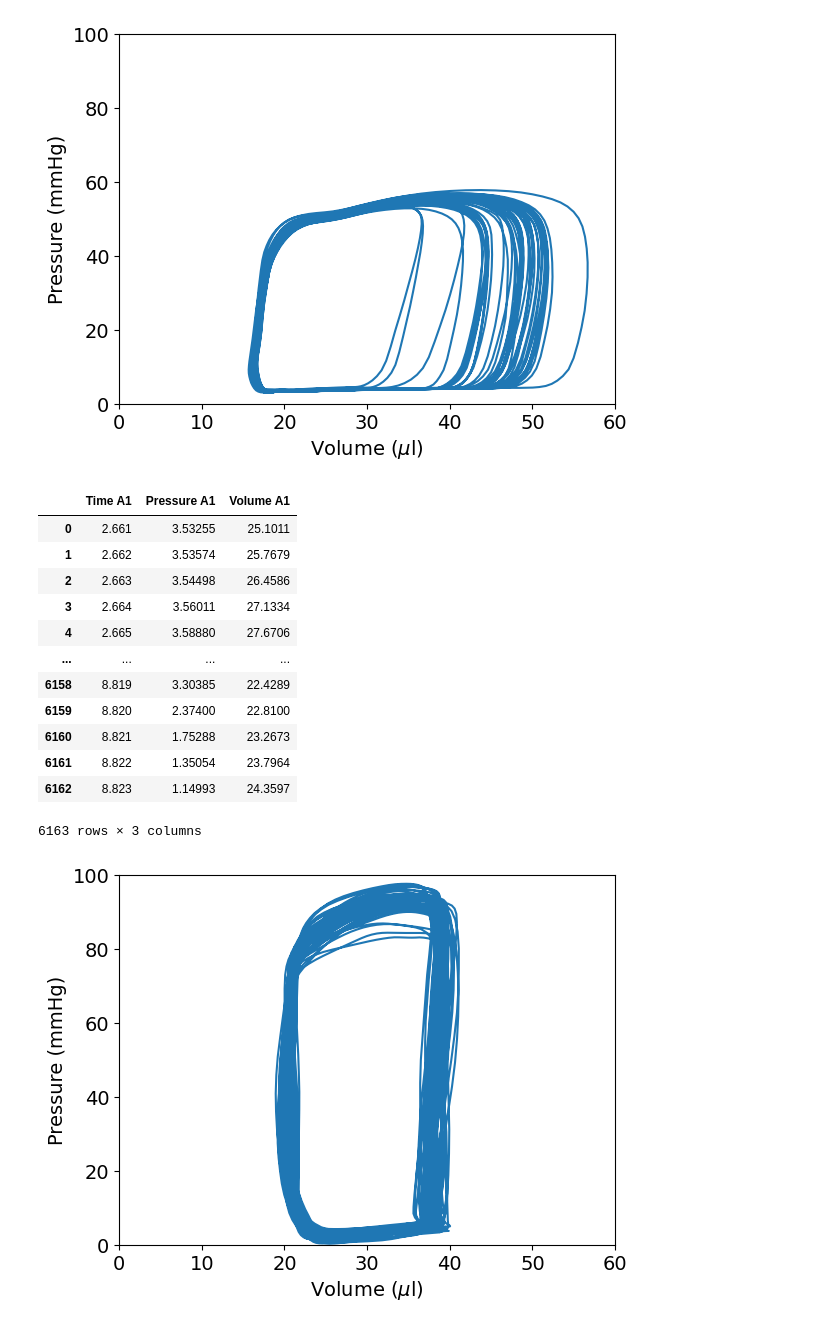
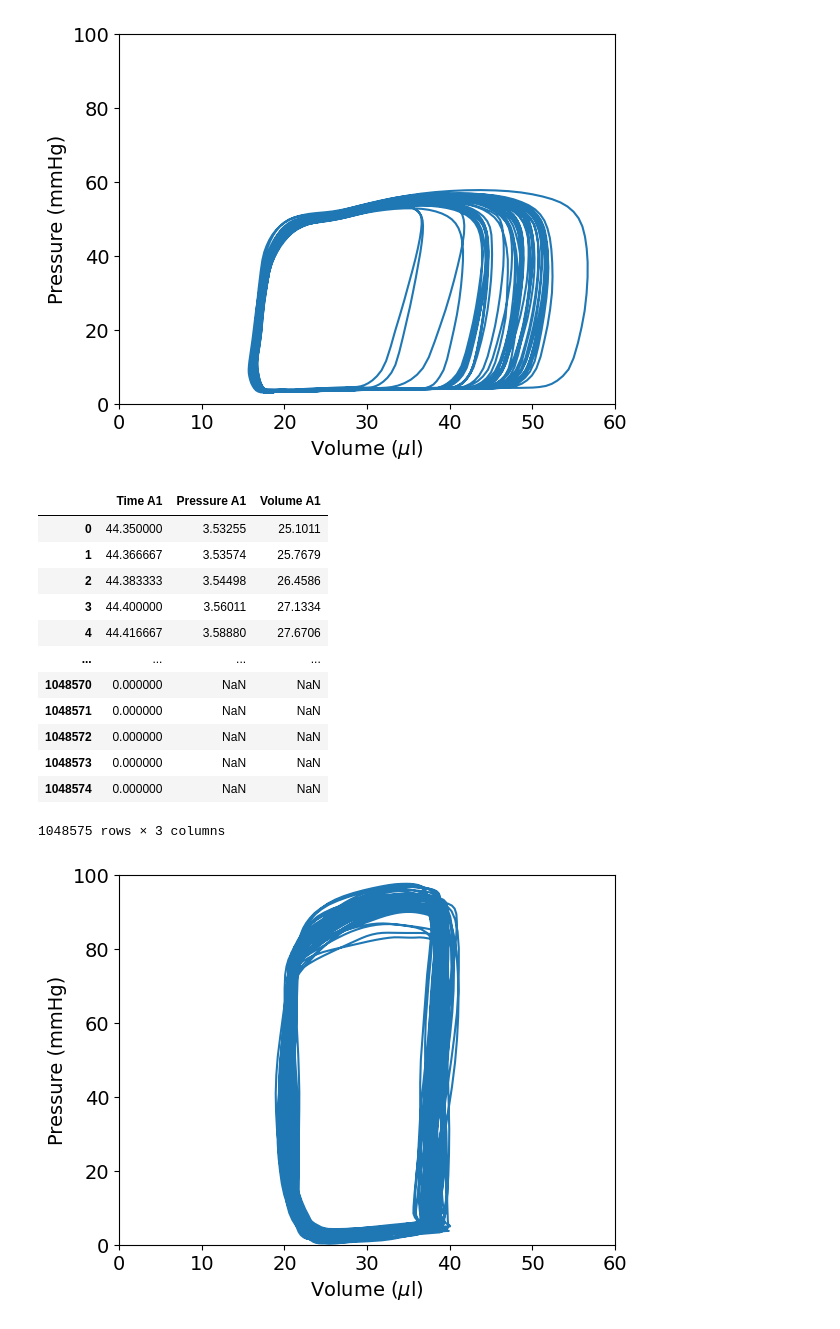
Before and after one commit to moises-santillan/HeartVariability, a Jupyter notebook: Code/HeartVariability.ipynb, the cells around one changed output. Saved outputs shown, nothing was run; the diff lists cells and outputs as text; code cells hidden in the pictures.

```diff
--- a/Code/HeartVariability.ipynb
+++ b/Code/HeartVariability.ipynb
@@ -30,22 +30,22 @@ plt.savefig("../Manuscript/PVLoops_A.pdf")
 # %% [output]
 [figure]
 # %%
-df = pd.read_csv ("../Data/experimental_group.csv")
+df = pd.read_csv ("../Data/HFrEF.csv")
 df
 # %% [output]
 |  | Time A1 | Pressure A1 | Volume A1 |
-| 0 | 2.661 | 3.53255 | 25.1011 |
-| 1 | 2.662 | 3.53574 | 25.7679 |
-| 2 | 2.663 | 3.54498 | 26.4586 |
-| 3 | 2.664 | 3.56011 | 27.1334 |
-| 4 | 2.665 | 3.58880 | 27.6706 |
+| 0 | 44.350000 | 3.53255 | 25.1011 |
+| 1 | 44.366667 | 3.53574 | 25.7679 |
+| 2 | 44.383333 | 3.54498 | 26.4586 |
+| 3 | 44.400000 | 3.56011 | 27.1334 |
+| 4 | 44.416667 | 3.58880 | 27.6706 |
 | ... | ... | ... | ... |
-| 6158 | 8.819 | 3.30385 | 22.4289 |
-| 6159 | 8.820 | 2.37400 | 22.8100 |
-| 6160 | 8.821 | 1.75288 | 23.2673 |
-| 6161 | 8.822 | 1.35054 | 23.7964 |
-| 6162 | 8.823 | 1.14993 | 24.3597 |
+| 1048570 | 0.000000 | NaN | NaN |
+| 1048571 | 0.000000 | NaN | NaN |
+| 1048572 | 0.000000 | NaN | NaN |
+| 1048573 | 0.000000 | NaN | NaN |
+| 1048574 | 0.000000 | NaN | NaN |
-6163 rows × 3 columns
+1048575 rows × 3 columns
 # %%
 plt.plot(df["Volume A1"], df["Pressure A1"])
 plt.axis([0, 60, 0, 100])
```
Also changed, not shown: parts of 9 cells of this notebook, 9 other files.
